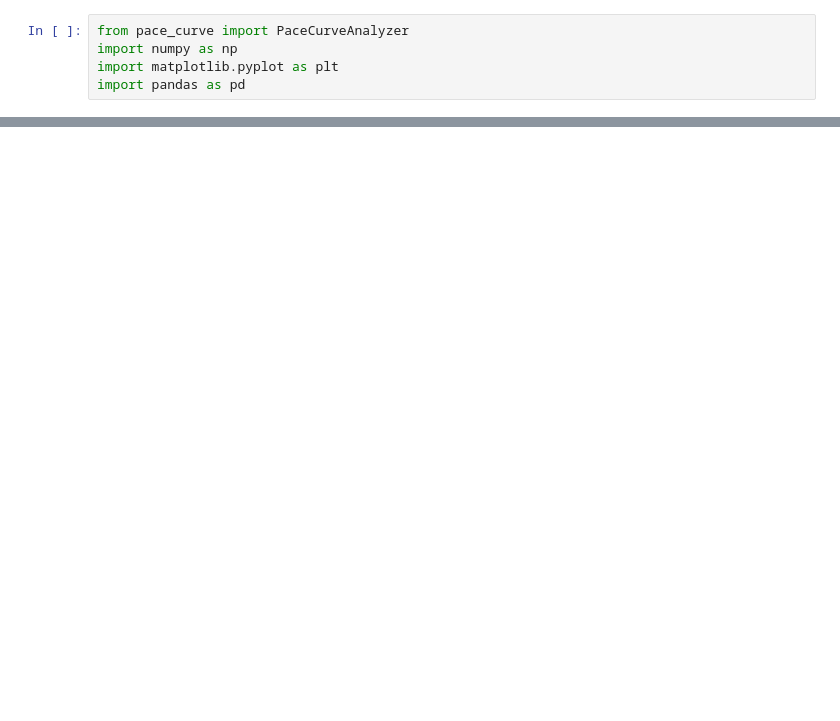
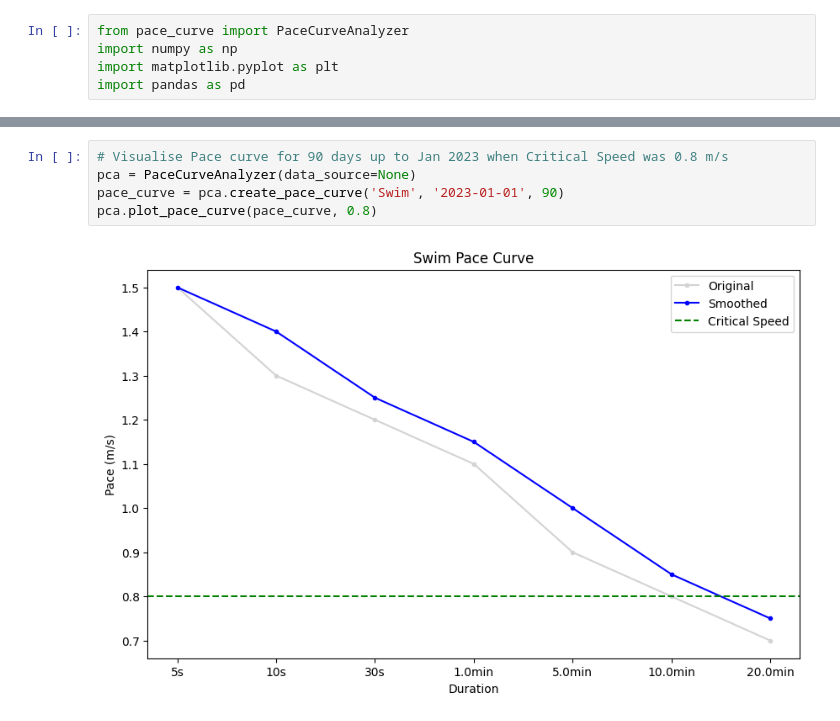
Before and after one commit to Redback-Operations/redback-fit-sports-performance, a Jupyter notebook: Cycling Analysis/Pace Curve Visualisations.ipynb, the cells around one changed output, grey strips where cells are left out. Saved outputs shown, nothing was run; the diff lists cells and outputs as text; blank space fills up the shorter version.

```diff
--- a/Cycling Analysis/Pace Curve Visualisations.ipynb
+++ b/Cycling Analysis/Pace Curve Visualisations.ipynb
@@ -59,0 +27,7 @@ plot_power_curve(power_curve, 245)
+# %%
+# Visualise Pace curve for 90 days up to Jan 2023 when Critical Speed was 0.8 m/s
+pca = PaceCurveAnalyzer(data_source=None)
+pace_curve = pca.create_pace_curve('Swim', '2023-01-01', 90)
+pca.plot_pace_curve(pace_curve, 0.8)
+# %% [output]
+[figure, added]
```
Also changed, not shown: parts of 7 cells of this notebook, 1 other file.
